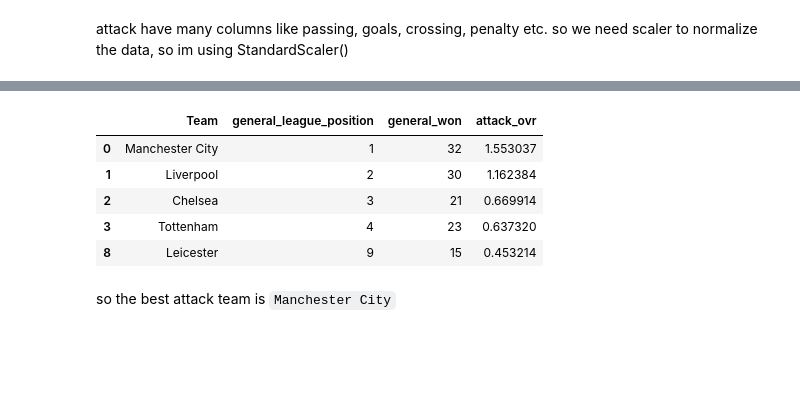
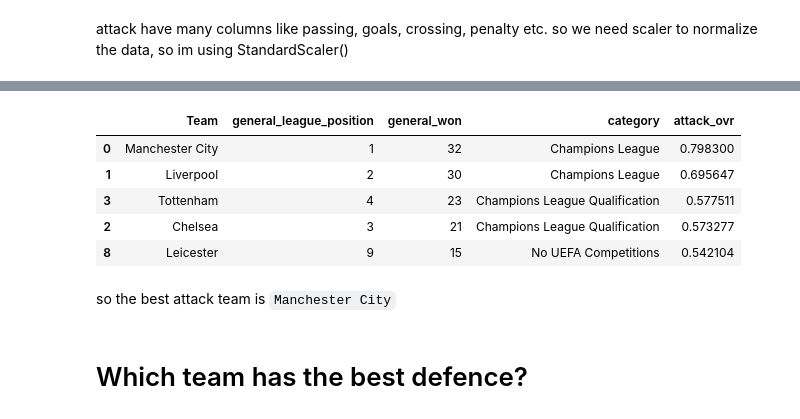
Before and after one commit to ariqnfl/IYKRA-DF6, a Jupyter notebook: Muhammad_Ariq_Naufal_EDA.ipynb, the cells around one changed output, grey strips where cells are left out. Saved outputs shown, nothing was run; the diff lists cells and outputs as text; code cells hidden in the pictures; blank space fills up the shorter version.

Commit message:
update data

```diff
--- a/Muhammad_Ariq_Naufal_EDA.ipynb
+++ b/Muhammad_Ariq_Naufal_EDA.ipynb
@@ -218,12 +218,19 @@ from sklearn.preprocessing import StandardScaler
 # %%
 scaled_features = df.copy()
 # %%
-att_data = ['attack_scored','attack_passes','attack_passes_through','attack_passes_long','attack_passes_back','attack_crosses','attack_corners_taken','attack_shots','attack_shots_on_target','attack_goals_headed','attack_goals_penalty','attack_goals_box','attack_goals_outsidebox','attack_goals_counter','attack_goals_freekick','attack_posession','attack_pass_accuracy']
-features = scaled_features[att_data]
-scaler = StandardScaler().fit(features.values)
-features = scaler.transform(features.values)
+scaled_data = ['attack_scored','attack_passes','attack_passes_through','attack_passes_long','attack_passes_back'
+,'attack_crosses','attack_corners_taken','attack_shots','attack_shots_on_target'
+,'attack_goals_headed','attack_goals_penalty','attack_goals_box'
+,'attack_goals_outsidebox','attack_goals_counter','attack_goals_freekick'
+,'attack_posession','attack_pass_accuracy','defence_goals_conceeded','defence_saves','defence_blocks','defence_interceptions'
+,'defence_tackles','defence_tackles_last_man','defence_clearances','defence_clearances_headed',
+'defence_penalty_conceeded','finance _team_market','finance _market_average','finance _live_games_televised','finance _tv_revenue']
+# %%
+features = scaled_features[scaled_data]
+scaler = MinMaxScaler().fit(features.values)
+features = scaler.transform(features.values)
 # %%
-scaled_features[att_data] = features
+scaled_features[scaled_data] = features
 scaled_features.head()
 # %% [output]
 |  | Team | category | general_league_position | finance _live_games_televised | finance _tv_revenue | ... |
@@ -239,13 +246,15 @@ scaled_features.head()
 scaled_features['attack_ovr'] = scaled_features[['attack_scored','attack_passes','attack_passes_through','attack_passes_long','attack_passes_back','attack_crosses','attack_corners_taken','attack_shots','attack_shots_on_target','attack_goals_headed','attack_goals_penalty','attack_goals_box','attack_goals_outsidebox','attack_goals_counter','attack_goals_freekick','attack_posession','attack_pass_accuracy']].apply(lambda x: x.mean(),axis=1)
 # %%
 # filter the largest attack_ovr
-scaled_features[['Team','general_league_position','general_won','attack_ovr']].nlargest(5,'attack_ovr')
+scaled_features[['Team','general_league_position','general_won','category','attack_ovr']].nlargest(5,'attack_ovr')
 # %% [output]
-|  | Team | general_league_position | general_won | attack_ovr |
-| 0 | Manchester City | 1 | 32 | 1.553037 |
-| 1 | Liverpool | 2 | 30 | 1.162384 |
-| 2 | Chelsea | 3 | 21 | 0.669914 |
-| 3 | Tottenham | 4 | 23 | 0.637320 |
-| 8 | Leicester | 9 | 15 | 0.453214 |
+|  | Team | general_league_position | general_won | category | attack_ovr |
+| 0 | Manchester City | 1 | 32 | Champions League | 0.798300 |
+| 1 | Liverpool | 2 | 30 | Champions League | 0.695647 |
+| 3 | Tottenham | 4 | 23 | Champions League Qualification | 0.577511 |
+| 2 | Chelsea | 3 | 21 | Champions League Qualification | 0.573277 |
+| 8 | Leicester | 9 | 15 | No UEFA Competitions | 0.542104 |
 # %% [markdown]
 so the best attack team is `Manchester City`
+# %% [markdown]
+# Which team has the best defence?
```
Also changed, not shown: parts of 19 cells of this notebook.
